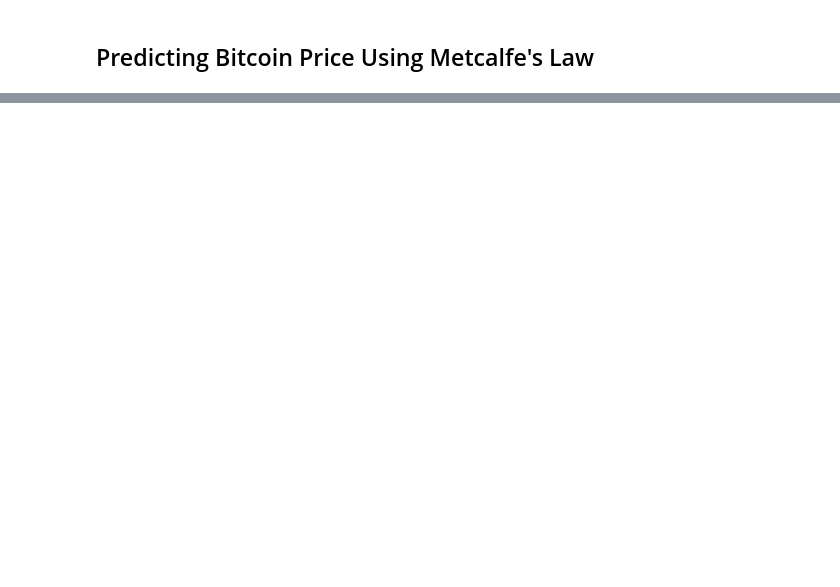
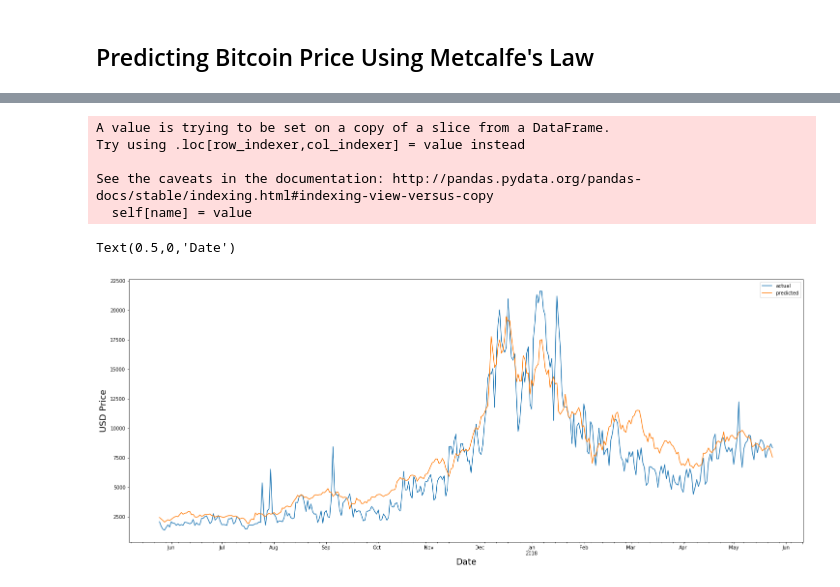
Before and after one commit to F3real/Data_Analytics_Cryptocurrencies, a Jupyter notebook: DataAnalyticsProject.ipynb, the cells around one changed output, grey strips where cells are left out. Drawn from its saved outputs; the diff is of its cells as text; code cells hidden in the pictures; blank space fills up the shorter version.

Commit message:
prediction

```diff
--- a/DataAnalyticsProject.ipynb
+++ b/DataAnalyticsProject.ipynb
@@ -518,0 +485,31 @@ See the caveats in the documentation: http://pandas.pydata.org/pandas-docs/stabl
+# %%
+
+clf = linear_model.LinearRegression(n_jobs=2)
+
+train = merged_data[['BTC_txCount', 'BTC_txVolume(USD)','ETH_txVolume(USD)','ETH_txCount']]
+#Per Metcalfe's law, we will square the number of "users:"
+train.BTC_txCount = train.BTC_txCount.pow(2)
+train.ETH_txCount = train.ETH_txCount.pow(2)
+clf.fit(train, btc_price)
+linear_model.LinearRegression(copy_X=True, fit_intercept=True, n_jobs=2, normalize=False)
+
+#Now we can take a look at the results. We use the classifiers predict function to run through our test set and
+#produce expected outputs (prices). We then join this with the actual prices, rename the columns, and plot the
+#results for the past year.
+pred = pd.DataFrame(clf.predict(train), index=merged_data.index)
+compare = pred.join(merged_data['BTC_price(USD)'])
+compare.columns = ['actual','predicted']
+compare['date'] = merged_data['date']
+compare.set_index(keys='date', inplace=True)
+#y = compare.plot(figsize=(25,10))
+y = compare.tail(365).plot(figsize=(25,10))
+y.set_ylabel("USD Price", fontsize=18)
+y.set_xlabel("Date", fontsize=18)
+# %% [output]
+A value is trying to be set on a copy of a slice from a DataFrame.
+Try using .loc[row_indexer,col_indexer] = value instead
+
+See the caveats in the documentation: http://pandas.pydata.org/pandas-docs/stable/indexing.html#indexing-view-versus-copy
+  self[name] = value
+Text(0.5,0,'Date')
+[figure, added]
```
Also changed, not shown: parts of 13 cells of this notebook, 1 other file.
